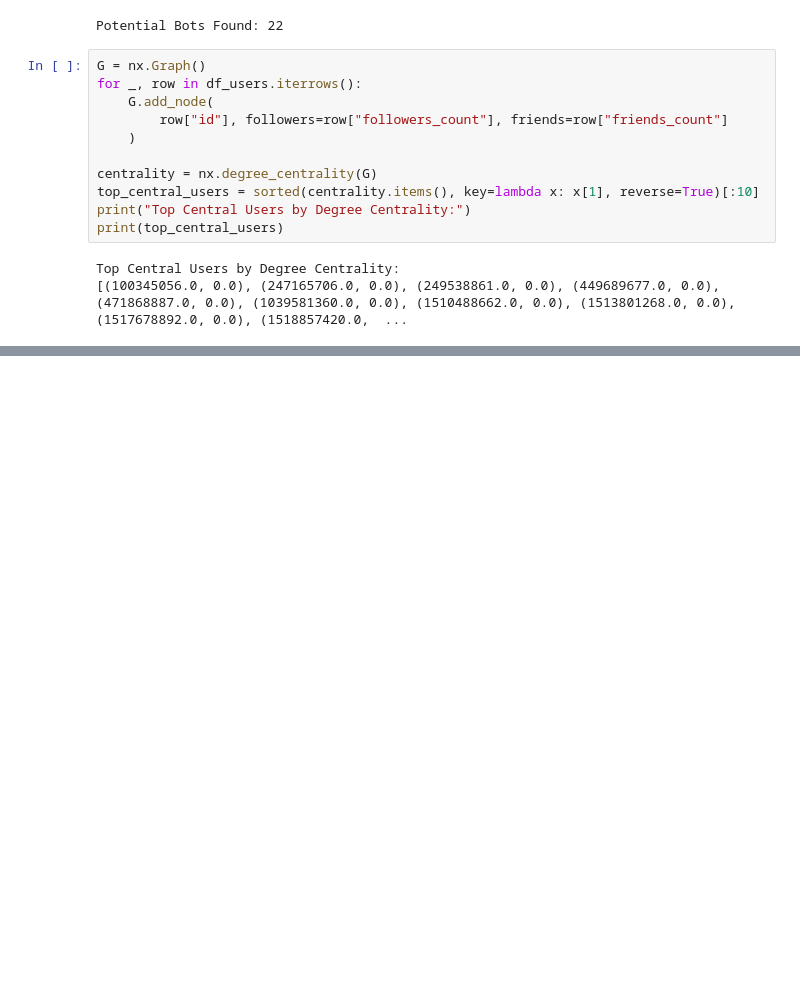
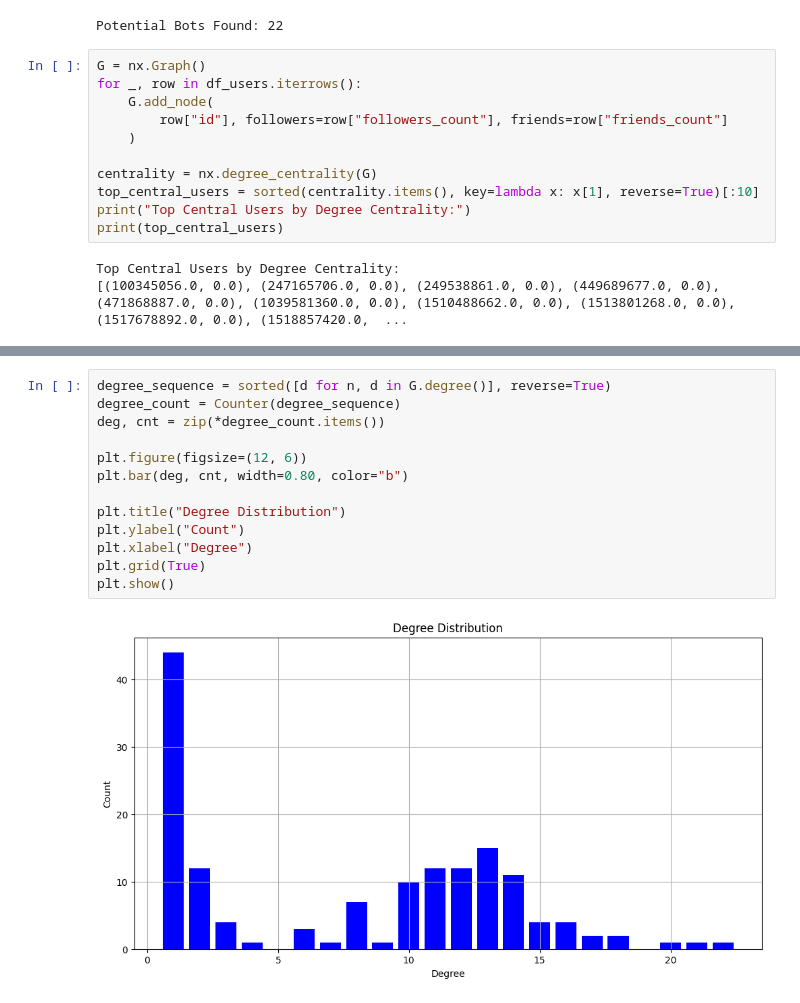
Before and after one commit to salveendutt/Social-Networks, a Jupyter notebook: lab12/proj.ipynb, the cells around one changed output, grey strips where cells are left out. Drawn from its saved outputs; the diff is of its cells as text; blank space fills up the shorter version.

```diff
--- a/lab12/proj.ipynb
+++ b/lab12/proj.ipynb
@@ -697,0 +742,15 @@ Top Central Users by Degree Centrality:
+# %%
+degree_sequence = sorted([d for n, d in G.degree()], reverse=True)
+degree_count = Counter(degree_sequence)
+deg, cnt = zip(*degree_count.items())
+
+plt.figure(figsize=(12, 6))
+plt.bar(deg, cnt, width=0.80, color="b")
+
+plt.title("Degree Distribution")
+plt.ylabel("Count")
+plt.xlabel("Degree")
+plt.grid(True)
+plt.show()
+# %% [output]
+[figure, added]
```
Also changed, not shown: parts of 5 cells of this notebook.
